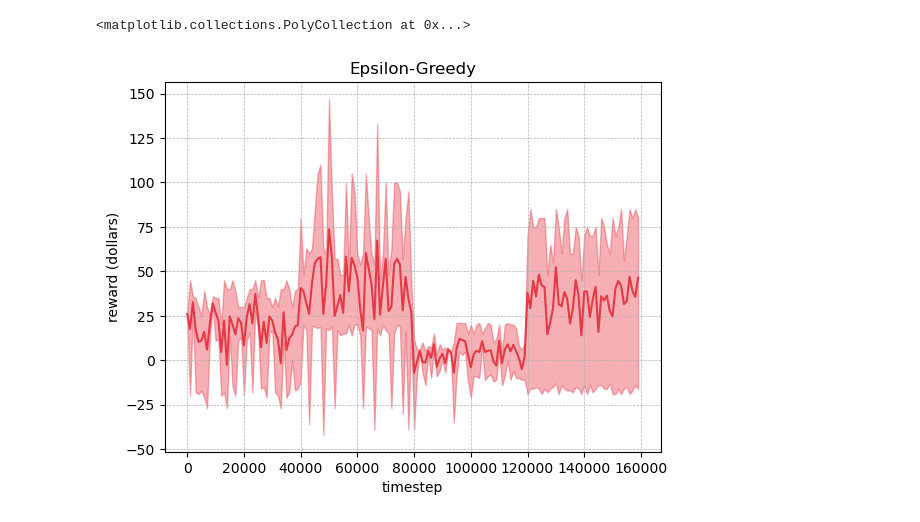
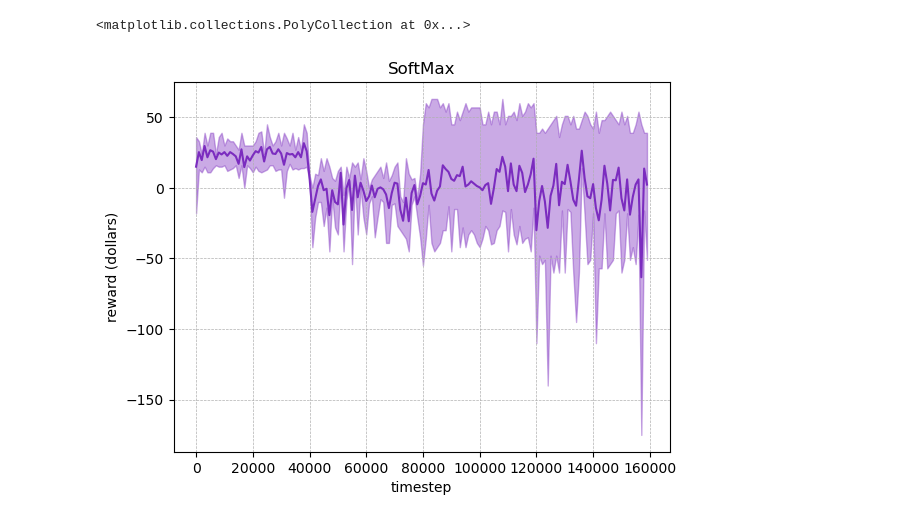
Before and after one commit to ObsidianXVI/QBrew, a Jupyter notebook: lib/analysers/dataset_analyser.ipynb, the cells around one changed output. Saved outputs shown, nothing was run; the diff lists cells and outputs as text; code cells hidden in the pictures.

```diff
--- a/lib/analysers/dataset_analyser.ipynb
+++ b/lib/analysers/dataset_analyser.ipynb
@@ -3,7 +3,7 @@ import csv
 import numpy as np
 import matplotlib.pyplot as plt
 
-dataset: str = "EG_D1"
+dataset: str = "SM_D2"
 fileToAccess: str = ("../../data/archives/datasets/" + dataset + "/range.csv")
 sampleStepSize: int = 1000 # 60
 startIndex: int = 0
@@ -29,16 +29,16 @@ with open(fileToAccess) as f:
 # %%
 # plt.scatter(x=timesteps, y=rmax, color="g")
 
 plt.xlabel("timestep")
 plt.ylabel("reward (dollars)")
-plt.title("Epsilon-Greedy")
+plt.title("SoftMax")
 
 """ z = np.polyfit(timesteps, ravg, 4)
 p = np.poly1d(z)
 plt.plot(timesteps, p(timesteps), "g") """
 plt.grid(linestyle="--", linewidth=0.5)
-plt.plot(timesteps, ravg, ep_color)
-plt.fill_between(timesteps, rmax, rmin, color=ep_color, alpha=0.4)
+plt.plot(timesteps, ravg, sm_color)
+plt.fill_between(timesteps, rmax, rmin, color=sm_color, alpha=0.4)
 # %% [output]
 <matplotlib.collections.PolyCollection at 0x...>
-[figure, old version]
+[figure, new version]
```
Also changed, not shown: 12 other files.
